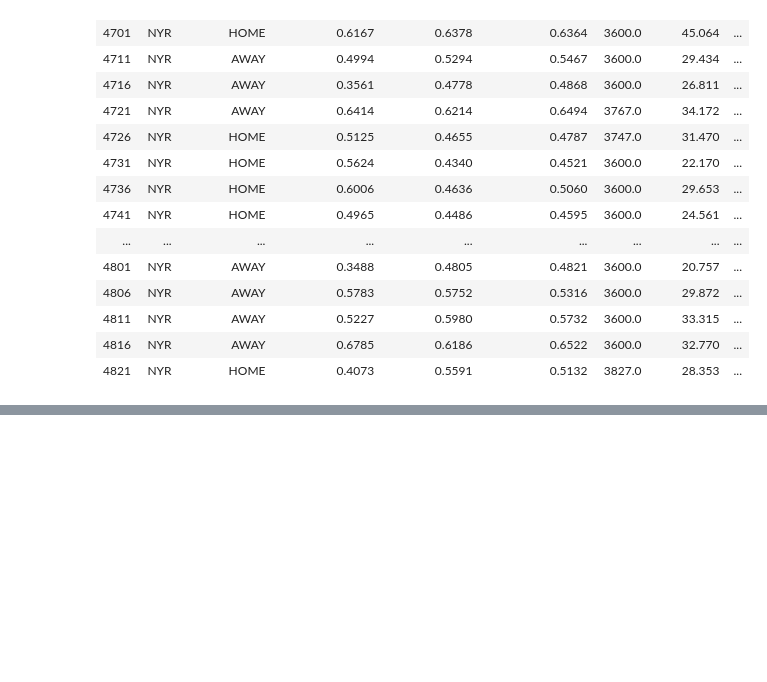
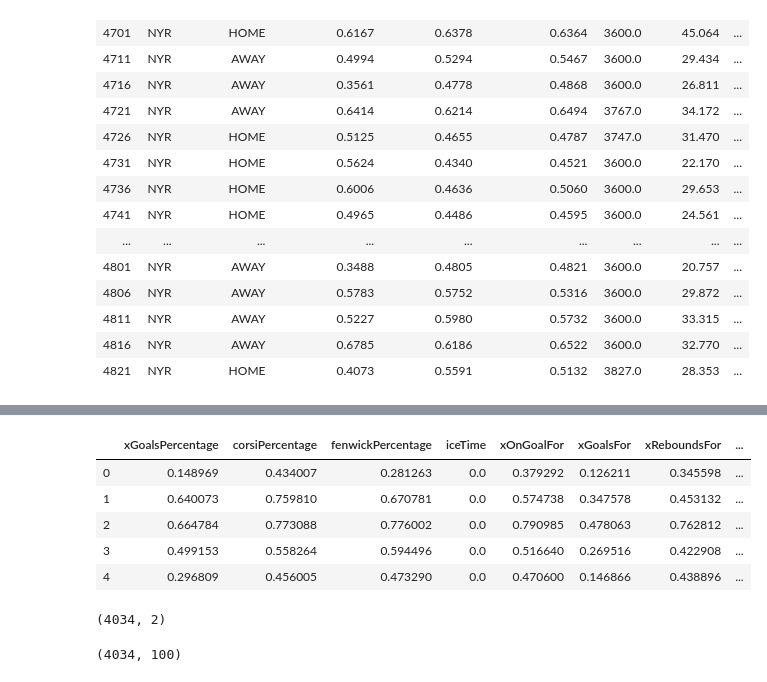
Before and after one commit to nanderson1982/NHL_Predicto, a Jupyter notebook: model/testing.ipynb, the cells around one changed output, grey strips where cells are left out. Cells and saved outputs as stored; diff of their text form; code cells hidden in the pictures; blank space fills up the shorter version.

```diff
--- a/model/testing.ipynb
+++ b/model/testing.ipynb
@@ -290,0 +357,26 @@ anaHome
+# %%
+import pandas as pd
+from sklearn import preprocessing
+
+# Normalizing the data
+#normalized = normalized.values #returns a numpy array
+min_max_scaler = preprocessing.MinMaxScaler()
+x_scaled = min_max_scaler.fit_transform(normalized)
+normalized_df = pd.DataFrame(x_scaled, columns= column_headers2)
+# %%
+normalized_df.head()
+# %% [output]
+|  | xGoalsPercentage | corsiPercentage | fenwickPercentage | iceTime | xOnGoalFor | xGoalsFor | xReboundsFor | ... |
+| 0 | 0.148969 | 0.434007 | 0.281263 | 0.0 | 0.379292 | 0.126211 | 0.345598 | ... |
+| 1 | 0.640073 | 0.759810 | 0.670781 | 0.0 | 0.574738 | 0.347578 | 0.453132 | ... |
+| 2 | 0.664784 | 0.773088 | 0.776002 | 0.0 | 0.790985 | 0.478063 | 0.762812 | ... |
+| 3 | 0.499153 | 0.558264 | 0.594496 | 0.0 | 0.516640 | 0.269516 | 0.422908 | ... |
+| 4 | 0.296809 | 0.456005 | 0.473290 | 0.0 | 0.470600 | 0.146866 | 0.438896 | ... |
+# %%
+print(labelsdf.shape)
+# %% [output]
+(4034, 2)
+# %%
+print(normalized_df.shape)
+# %% [output]
+(4034, 100)
```
Also changed, not shown: parts of 8 cells of this notebook, 3 other files.
